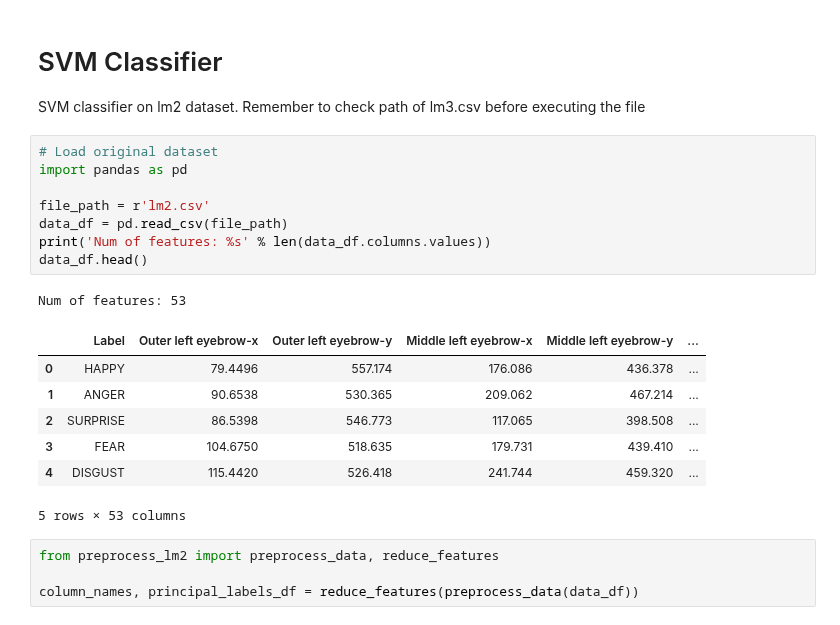
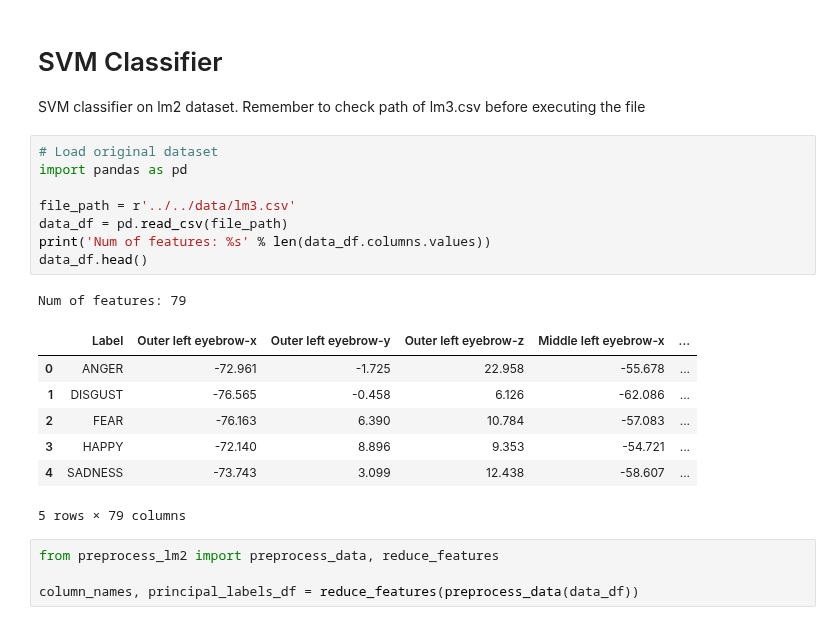
Before and after one commit to diegocasmo/iis-project, a Jupyter notebook: code/lm2-analysis/solution-lm2-SVM.ipynb, the cells around one changed output. Cells and saved outputs as stored; diff of their text form.

Commit message:
changed file path

```diff
--- a/code/lm2-analysis/solution-lm2-SVM.ipynb
+++ b/code/lm2-analysis/solution-lm2-SVM.ipynb
@@ -4,20 +4,20 @@ SVM classifier on lm2 dataset. Remember to check path of lm3.csv before executin
 # %%
 # Load original dataset
 import pandas as pd
 
-file_path = r'lm2.csv'
+file_path = r'../../data/lm3.csv'
 data_df = pd.read_csv(file_path)
 print('Num of features: %s' % len(data_df.columns.values))
 data_df.head()
 # %% [output]
-Num of features: 53
+Num of features: 79
-|  | Label | Outer left eyebrow-x | Outer left eyebrow-y | Middle left eyebrow-x | Middle left eyebrow-y | ... |
-| 0 | HAPPY | 79.4496 | 557.174 | 176.086 | 436.378 | ... |
-| 1 | ANGER | 90.6538 | 530.365 | 209.062 | 467.214 | ... |
-| 2 | SURPRISE | 86.5398 | 546.773 | 117.065 | 398.508 | ... |
-| 3 | FEAR | 104.6750 | 518.635 | 179.731 | 439.410 | ... |
-| 4 | DISGUST | 115.4420 | 526.418 | 241.744 | 459.320 | ... |
+|  | Label | Outer left eyebrow-x | Outer left eyebrow-y | Outer left eyebrow-z | Middle left eyebrow-x | ... |
+| 0 | ANGER | -72.961 | -1.725 | 22.958 | -55.678 | ... |
+| 1 | DISGUST | -76.565 | -0.458 | 6.126 | -62.086 | ... |
+| 2 | FEAR | -76.163 | 6.390 | 10.784 | -57.083 | ... |
+| 3 | HAPPY | -72.140 | 8.896 | 9.353 | -54.721 | ... |
+| 4 | SADNESS | -73.743 | 3.099 | 12.438 | -58.607 | ... |
-5 rows × 53 columns
+5 rows × 79 columns
 # %%
 from preprocess_lm2 import preprocess_data, reduce_features
 
```
Also changed, not shown: parts of 1 cell of this notebook, 12 other files.
